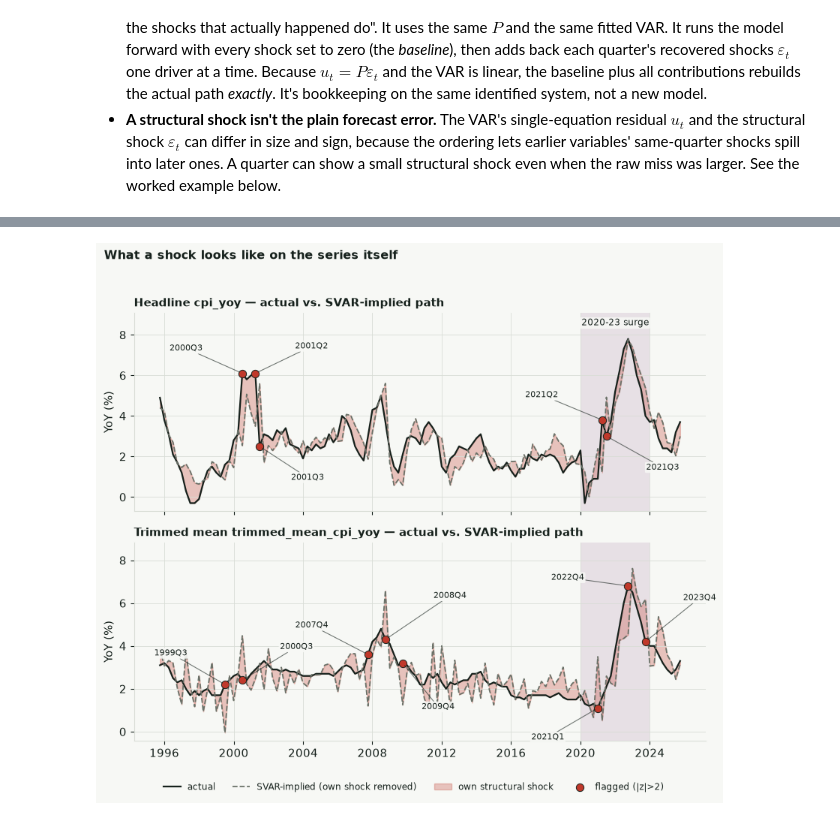
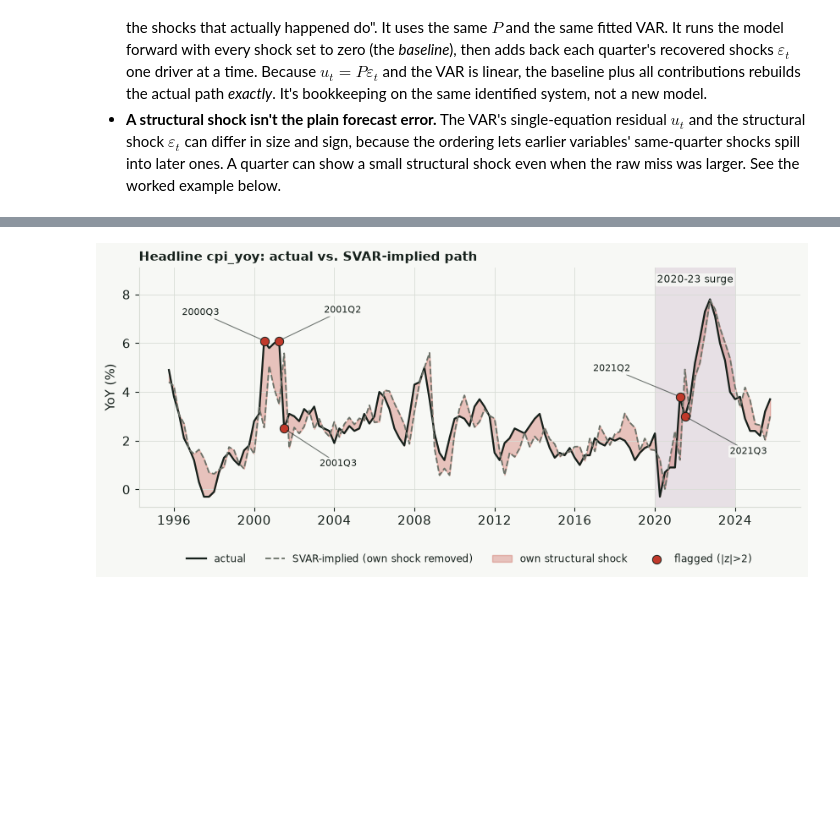
Before and after one commit to JuanVu1810/Australian-CPI-Forecast, a Jupyter notebook: book/australian_cpi_forecasting/04_modeling/44_svar.ipynb, the cells around one changed output, grey strips where cells are left out. Drawn from its saved outputs; the diff is of its cells as text; code cells hidden in the pictures; blank space fills up the shorter version.

```diff
--- a/book/australian_cpi_forecasting/04_modeling/44_svar.ipynb
+++ b/book/australian_cpi_forecasting/04_modeling/44_svar.ipynb
@@ -190,8 +168,7 @@ from src.models import svar
 df = pd.read_csv(CURATED)
 df = df[df["quarter"] <= str(svar.FORECAST_ORIGIN_PIN)]
 variables = [
-    ("cpi_yoy", "Headline CPI (System A target)"),
-    ("trimmed_mean_cpi_yoy", "Trimmed-mean CPI (System B target)"),
+    ("cpi_yoy", "Headline CPI"),
     ("unemployment_rate", "Unemployment rate"),
     ("cash_rate", "Cash rate"),
     ("commodity_growth", "Commodity growth"),
@@ -296,14 +228,13 @@ The same same-quarter picture for System A, the headline system:
 # %%
 from src.models import svar
-from src.models.results_export import SVAR_SYSTEMS
+from src.models.results_export import SVAR_SYSTEM
 
-config = SVAR_SYSTEMS["System A"]
-frame = svar.load_svar_level_frame(columns=config["columns"])
+frame = svar.load_svar_level_frame(columns=SVAR_SYSTEM["columns"])
 frame = frame.loc[frame.index <= svar.FORECAST_ORIGIN_PIN]
-fitted = svar.fit_svar(frame, ordering=config["ordering"])
+fitted = svar.fit_svar(frame, ordering=SVAR_SYSTEM["ordering"])
 names = [str(n) for n in fitted.names]                      # the recursive Cholesky order
 P = np.asarray(fitted.irf(periods=1).P, dtype=float)        # P[i, j]: impact of shock j on variable i, same quarter
-pretty = {"cpi_yoy": "headline\nCPI", "trimmed_mean_cpi_yoy": "trimmed-mean\nCPI", "inflation_expectations_business": "business\nexpectations",
+pretty = {"cpi_yoy": "headline\nCPI", "inflation_expectations_business": "business\nexpectations",
           "unemployment_rate": "unemployment", "cash_rate": "cash rate", "commodity_growth": "commodity\ngrowth"}
 labels = [pretty.get(n, n) for n in names]
 
@@ -330,7 +261,7 @@ ax.grid(False)
 ax.tick_params(length=0)
 for s in ax.spines.values():
     s.set_visible(False)
-ax.set_title("Same-quarter effects the ordering allows (System A)\nshading is relative within each row; hatched = ruled out by assumption",
+ax.set_title("Same-quarter effects the ordering allows\nshading is relative within each row; hatched = ruled out by assumption",
              loc="left", fontsize=10.5, fontweight="bold", y=1.25)
 fig.tight_layout()
 plt.show()
@@ -346,7 +277,7 @@ Its own coefficient, +5.8 in both systems, looks huge next to the rest of its ro
 :::
 # %%
 irf = pd.read_csv(PROJECT_ROOT / "reports/results/svar_irf.csv")
-irf = irf[(irf["system"] == "System B") & (irf["response"] == "trimmed_mean_cpi_yoy")].copy()
+irf = irf[irf["response"] == "cpi_yoy"].copy()
 shocks = sorted(irf["shock"].unique())
 scolors = {shocks[0]: ACCENT, shocks[1]: HIGHLIGHT, shocks[2]: "#5b6f8f", shocks[3]: "#8a4f8a"}
 
@@ -363,7 +294,7 @@ for ax, shock in zip(axes, shocks):
     bands.append(ax.fill_between([], [], [], color=scolors[shock], alpha=0.22))
     line, = ax.plot([], [], color=scolors[shock], linewidth=2.0, marker="o", markersize=4)
     lines.append(line)
-fig.suptitle("System B — trimmed_mean_cpi_yoy response to a one-SD shock\n(horizons 1-8, 80% bootstrap band)",
+fig.suptitle("Headline cpi_yoy response to a one-SD shock\n(horizons 1-8, 80% bootstrap band)",
              fontsize=10.8, fontweight="bold", x=0.02, ha="left")
 fig.tight_layout(rect=(0, 0, 1, 0.95))
 
@@ -478,82 +398,65 @@ The dashed line is each series with its own structural shock $\varepsilon_t$ sub
 def shade_surge(ax, label=False, where="top", alpha=0.14):
     """The 2020-23 COVID and inflation-surge window as one light full-height band: one definition for the whole book.
     label=True names the band in plain text (do that once per figure); `where` is "top" or "bottom"."""
     s, e = pd.Period("2020Q1", "Q").to_timestamp(), pd.Period("2023Q4", "Q").to_timestamp(how="end")
     ax.axvspan(s, e, color="#8a4f8a", alpha=alpha, linewidth=0, zorder=0)
     if label:
         ax.text(s + (e - s) / 2, 0.97 if where == "top" else 0.03, "2020-23 surge", transform=ax.get_xaxis_transform(),
                 ha="center", va="top" if where == "top" else "bottom", fontsize=8.5, color="#16211c", zorder=1.6,
                 bbox=dict(boxstyle="round,pad=0.15", facecolor="#f7f8f5", edgecolor="none", alpha=0.85))
 
 
 def label_point(ax, x, y, text, offset, ha="center", size=8):
     """Quarter label with a thin leader line to the (already drawn) point at (x, y)."""
     ax.annotate(text, (x, y), xytext=offset, textcoords="offset points", ha=ha, va="center", fontsize=size, zorder=7,
                 bbox=dict(boxstyle="round,pad=0.15", facecolor=PAPER, edgecolor="none", alpha=0.9),
                 arrowprops=dict(arrowstyle="-", color=INK, alpha=0.6, linewidth=0.8, shrinkA=0, shrinkB=3))
 
 
 from src.models import svar
-from src.models.results_export import SVAR_SYSTEMS
+from src.models.results_export import SVAR_SYSTEM
 
 SHOCK_COLOR = "#c0392b"
 IMPLIED_COLOR = "#6b7269"
 
-panels = [("System A", "Headline"), ("System B", "Trimmed mean")]
 # label offsets (points) for the flagged quarters, chosen to sit in empty space
-OFFSETS = {
-    ("System A", "2000Q3"): (-54, 24), ("System A", "2001Q2"): (54, 26), ("System A", "2001Q3"): (46, -30),
-    ("System A", "2021Q2"): (-58, 24), ("System A", "2021Q3"): (54, -30),
-    ("System B", "1999Q3"): (-52, 30), ("System B", "2000Q3"): (52, 32), ("System B", "2007Q4"): (-54, 28),
-    ("System B", "2008Q4"): (62, 42), ("System B", "2009Q4"): (34, -42), ("System B", "2021Q1"): (-48, -28),
-    ("System B", "2022Q4"): (-58, 8), ("System B", "2023Q4"): (52, 42),
-}
+OFFSETS = {"2000Q3": (-54, 24), "2001Q2": (54, 26), "2001Q3": (46, -30), "2021Q2": (-58, 24), "2021Q3": (54, -30)}
 
+target = SVAR_SYSTEM["target"]
+frame = svar.load_svar_level_frame(columns=SVAR_SYSTEM["columns"])
+frame = frame.loc[frame.index <= svar.FORECAST_ORIGIN_PIN]
+fitted = svar.fit_svar(frame, ordering=SVAR_SYSTEM["ordering"])
 
-fig, axes = plt.subplots(2, 1, figsize=(8.6, 7.4), sharex=True)
-for ax, (system, label) in zip(axes, panels):
-    config = SVAR_SYSTEMS[system]
-    target = config["target"]
-    frame = svar.load_svar_level_frame(columns=config["columns"])
-    frame = frame.loc[frame.index <= svar.FORECAST_ORIGIN_PIN]
-    fitted = svar.fit_svar(frame, ordering=config["ordering"])
+shocks = svar.structural_shocks(fitted)
+own = shocks[shocks["shock"] == target].copy()
+own["date"] = pd.PeriodIndex(own["quarter"], freq="Q").to_timestamp()
+own = own.sort_values("date")
 
-    shocks = svar.structural_shocks(fitted)
-    own = shocks[shocks["shock"] == target].copy()
-    own["date"] = pd.PeriodIndex(own["quarter"], freq="Q").to_timestamp()
-    own = own.sort_values("date")
+actual = frame.loc[pd.PeriodIndex(own["quarter"], freq="Q"), target].to_numpy()
+implied = actual - own["shock_value"].to_numpy()
+z = own["shock_value"] / own["shock_value"].std()
+flagged = z.abs() > 2
 
-    actual = frame.loc[pd.PeriodIndex(own["quarter"], freq="Q"), target].to_numpy()
-    implied = actual - own["shock_value"].to_numpy()
-    std = own["shock_value"].std()
-    z = own["shock_value"] / std
-    flagged = z.abs() > 2
-
-    shade_surge(ax, label=(system == "System A"), where="top")
-    ax.plot(own["date"], actual, color=INK, linewidth=1.6, label="actual")
-    ax.plot(own["date"], implied, color=IMPLIED_COLOR, linewidth=1.3, linestyle="--",
-             label="SVAR-implied (own shock removed)")
-    ax.fill_between(own["date"], actual, implied, color=SHOCK_COLOR, alpha=0.28,
-                     label="own structural shock")
-    ax.scatter(own.loc[flagged, "date"], actual[flagged.to_numpy()], s=55, color=SHOCK_COLOR,
-               edgecolor=INK, linewidth=0.7, zorder=4, label="flagged (|z|>2)")
-    for k in np.flatnonzero(flagged.to_numpy()):
-        q = str(own["quarter"].iloc[k])
-        label_point(ax, own["date"].iloc[k], actual[k], q, OFFSETS.get((system, q), (0, 24)))
-    ax.set_title(f"{label} {target} — actual vs. SVAR-implied path", loc="left",
-                 fontsize=10.8, fontweight="bold")
-    ax.set_ylabel("YoY (%)")
-    lo, hi = ax.get_ylim()
-    ax.set_ylim(lo, hi + (hi - lo) * 0.10)   # headroom so the surge label clears the 2022 peak
-
-handles, labels_ = axes[0].get_legend_handles_labels()
-fig.legend(handles, labels_, loc="lower center", ncol=4, fontsize=8.3, frameon=False, bbox_to_anchor=(0.5, -0.01))
-fig.suptitle("What a shock looks like on the series itself", fontsize=11.5, fontweight="bold",
-             x=0.02, ha="left")
-fig.tight_layout(rect=(0, 0.04, 1, 0.96))
+fig, ax = plt.subplots(figsize=(8.6, 4.2))
+shade_surge(ax, label=True, where="top")
+ax.plot(own["date"], actual, color=INK, linewidth=1.6, label="actual")
+ax.plot(own["date"], implied, color=IMPLIED_COLOR, linewidth=1.3, linestyle="--",
+        label="SVAR-implied (own shock removed)")
+ax.fill_between(own["date"], actual, implied, color=SHOCK_COLOR, alpha=0.28, label="own structural shock")
+ax.scatter(own.loc[flagged, "date"], actual[flagged.to_numpy()], s=55, color=SHOCK_COLOR,
+           edgecolor=INK, linewidth=0.7, zorder=4, label="flagged (|z|>2)")
+for k in np.flatnonzero(flagged.to_numpy()):
+    q = str(own["quarter"].iloc[k])
+    label_point(ax, own["date"].iloc[k], actual[k], q, OFFSETS.get(q, (0, 24)))
+ax.set_title("Headline cpi_yoy: actual vs. SVAR-implied path", loc="left", fontsize=10.8, fontweight="bold")
+ax.set_ylabel("YoY (%)")
+lo, hi = ax.get_ylim()
+ax.set_ylim(lo, hi + (hi - lo) * 0.10)   # headroom so the surge label clears the 2022 peak
+ax.legend(loc="lower center", ncol=4, fontsize=8.3, frameon=False, bbox_to_anchor=(0.5, -0.28))
+fig.tight_layout()
 plt.show()
 # %% [output]
-[figure, old version]
+[figure, new version]
 # %% [markdown]
 #### The 2020-23 surge, decomposed
 
```
Also changed, not shown: parts of 21 cells of this notebook, 31 other files.
